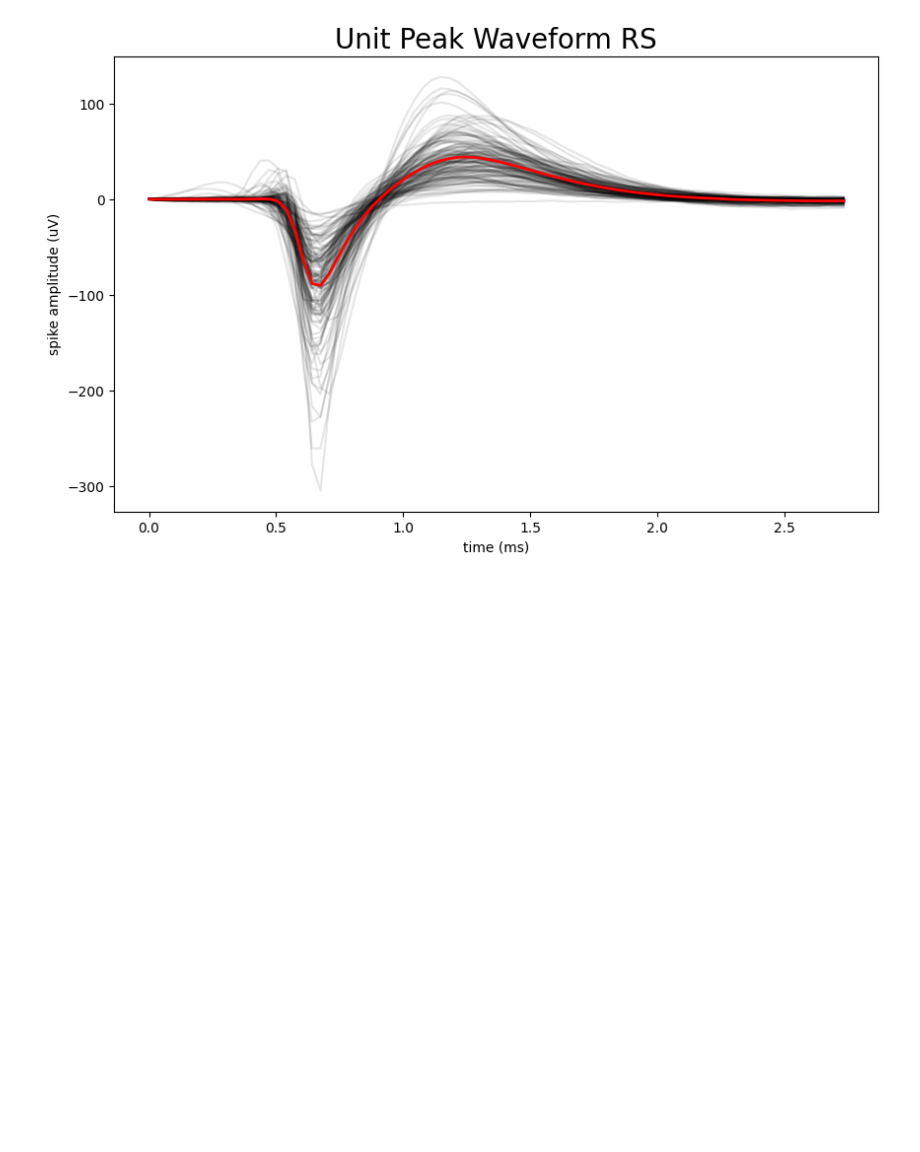
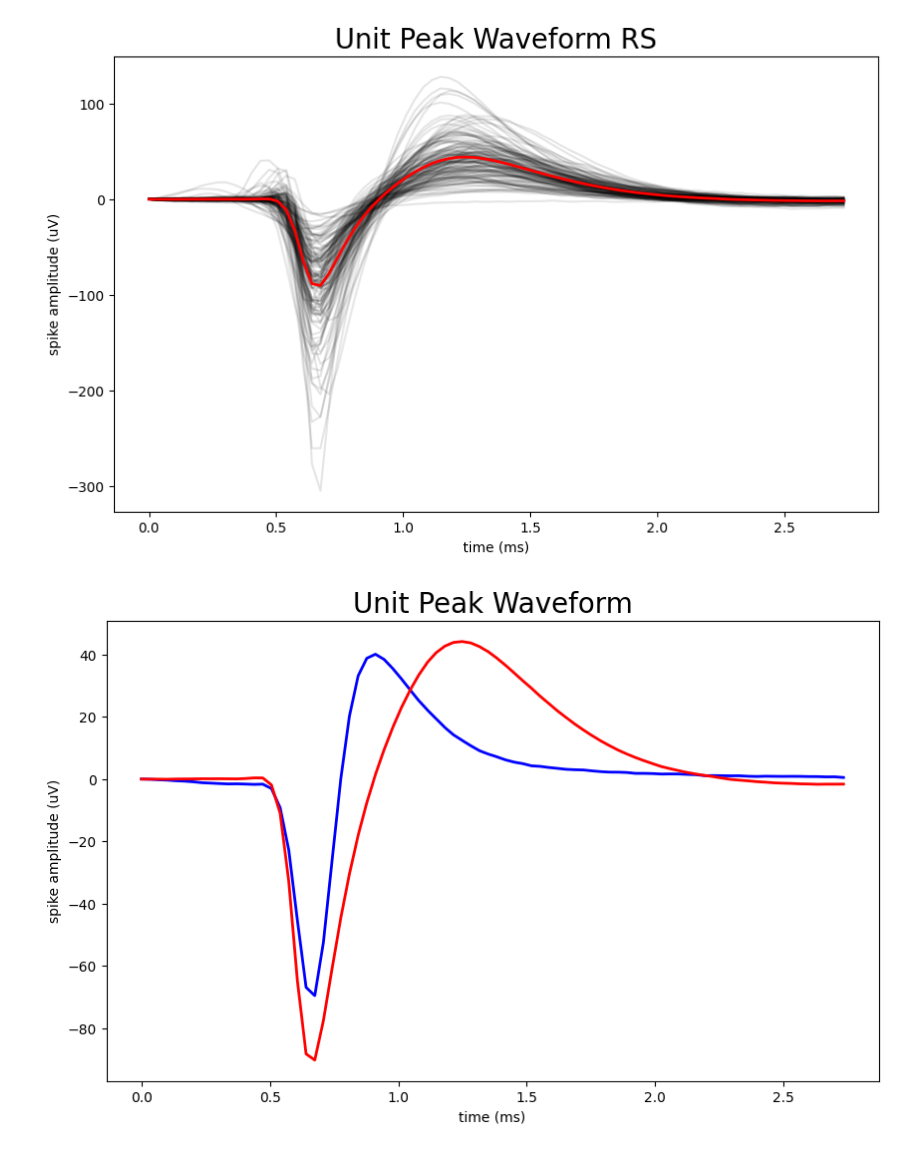
Before and after one commit to JoramKeijser/JoramKeijser.github.io, a Jupyter notebook: docs/first-order/classify_waveforms.ipynb, the cells around one changed output. Cells and saved outputs as stored; diff of their text form; code cells hidden in the pictures; blank space fills up the shorter version.

```diff
--- a/docs/first-order/classify_waveforms.ipynb
+++ b/docs/first-order/classify_waveforms.ipynb
@@ -262,3 +242,17 @@ ax.set_title("Unit Peak Waveform RS", fontsize=20)
 plt.show()
 # %% [output]
 [figure]
+# %%
+fig, ax = plt.subplots(figsize=(10,6))
+
+ax.plot(time_axis, np.mean(selected_peak_waveform_fs, axis=1), color='b', linewidth=2)
+ax.plot(time_axis, np.mean(selected_peak_waveform_rs, axis=1), color='r', linewidth=2)
+ax.set_xlabel("time (ms)")
+ax.set_ylabel("spike amplitude (uV)")
+ax.set_title("Unit Peak Waveform", fontsize=20)
+
+
+
+plt.show()
+# %% [output]
+[figure, added]
```
Also changed, not shown: parts of 2 cells of this notebook.
